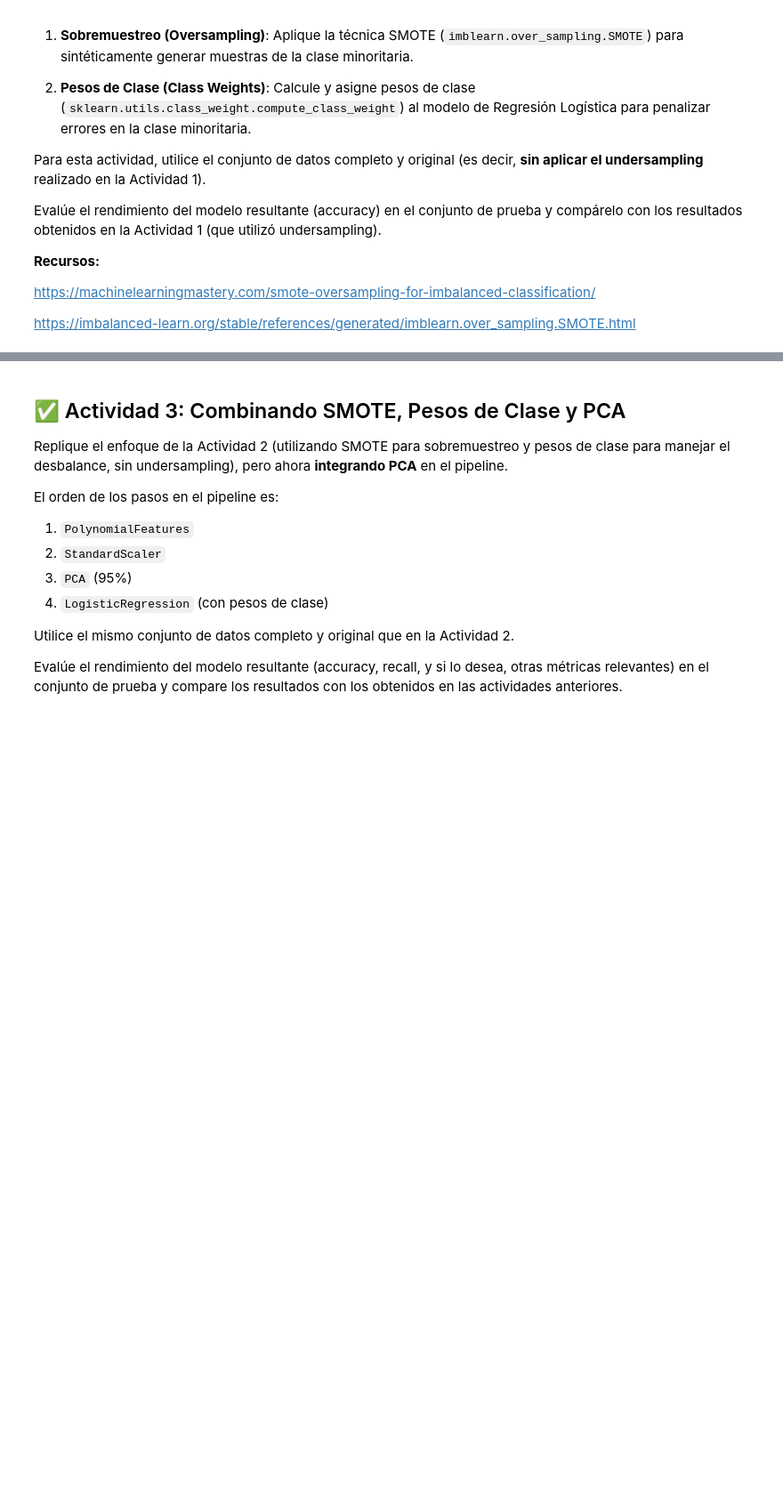
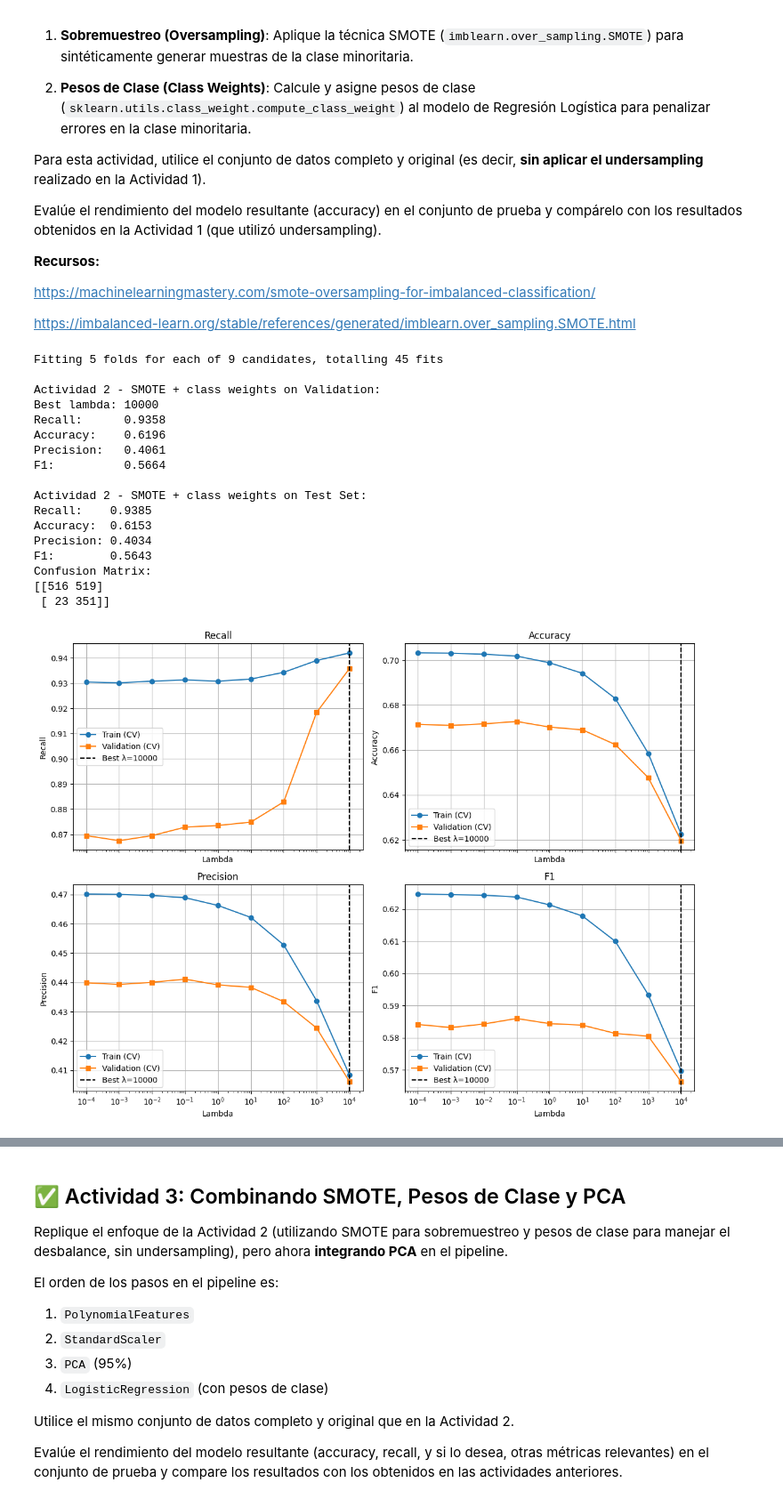
Before and after one commit to NicoCarrion02/machine-learning-1139, a Jupyter notebook: lab2_classification_logistic/Planteamiento_Clasificación_Churn_Telecomunicaciones_Logistic_Regression.ipynb, the cells around one changed output, grey strips where cells are left out. Shown at 89% size. Saved outputs shown, nothing was run; the diff lists cells and outputs as text; code cells hidden in the pictures; blank space fills up the shorter version.

```diff
--- a/lab2_classification_logistic/Planteamiento_Clasificación_Churn_Telecomunicaciones_Logistic_Regression.ipynb
+++ b/lab2_classification_logistic/Planteamiento_Clasificación_Churn_Telecomunicaciones_Logistic_Regression.ipynb
@@ -382,0 +562,60 @@ https://imbalanced-learn.org/stable/references/generated/imblearn.over_sampling.
+# %%
+from imblearn.pipeline import Pipeline as ImbPipeline
+from imblearn.over_sampling import SMOTE
+from sklearn.utils.class_weight import compute_class_weight
+from sklearn.model_selection import GridSearchCV
+
+classes = np.unique(y_train)
+weights = compute_class_weight(
+    class_weight='balanced',
+    classes=classes,
+    y=y_train
+)
+
+class_weights = dict(zip(classes, weights))
+
+model_a2_cv = ImbPipeline([
+    ('polynomial_features', PolynomialFeatures(degree=2)),
+    ('scaler', StandardScaler()),
+    ('smote', SMOTE(random_state=42)),
+    ('logistic_regression', LogisticRegression(
+        max_iter=20000,
+        penalty='l2',
+        class_weight=class_weights
+    ))
+])
+
+best_model_a2, cv_results_a2, metrics_dict_a2 = grid_search_evaluate(
+    model=model_a2_cv,
+    param_grid=param_grid,
+    X_train=X_train,
+    y_train=y_train,
+    X_test=X_test,
+    y_test=y_test,
+    name="Actividad 2 - SMOTE + class weights",
+    cv=5,
+    refit='recall'
+)
+
+results['Actividad 2 - SMOTE + class weights'] = metrics_dict_a2
+
+plot_cv_results(cv_results_a2)
+# %% [output]
+Fitting 5 folds for each of 9 candidates, totalling 45 fits
+
+Actividad 2 - SMOTE + class weights on Validation:
+Best lambda: 10000
+Recall:      0.9358
+Accuracy:    0.6196
+Precision:   0.4061
+F1:          0.5664
+
+Actividad 2 - SMOTE + class weights on Test Set:
+Recall:    0.9385
+Accuracy:  0.6153
+Precision: 0.4034
+F1:        0.5643
+Confusion Matrix:
+[[516 519]
+ [ 23 351]]
+[figure, added]
```
Also changed, not shown: parts of 14 cells of this notebook.
